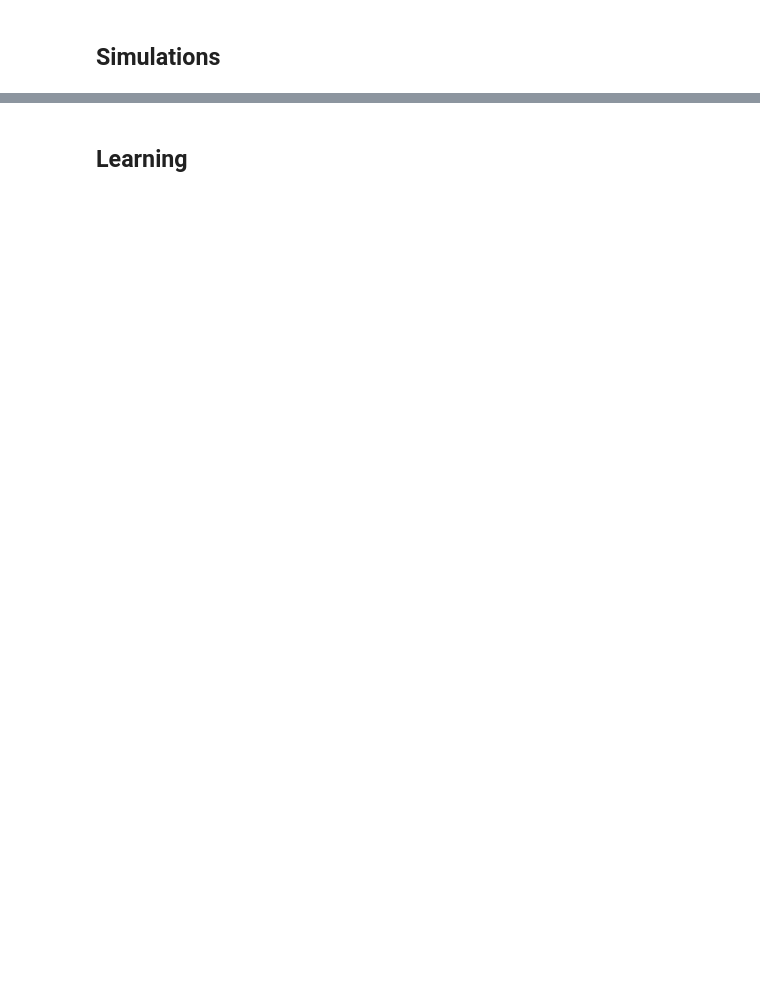
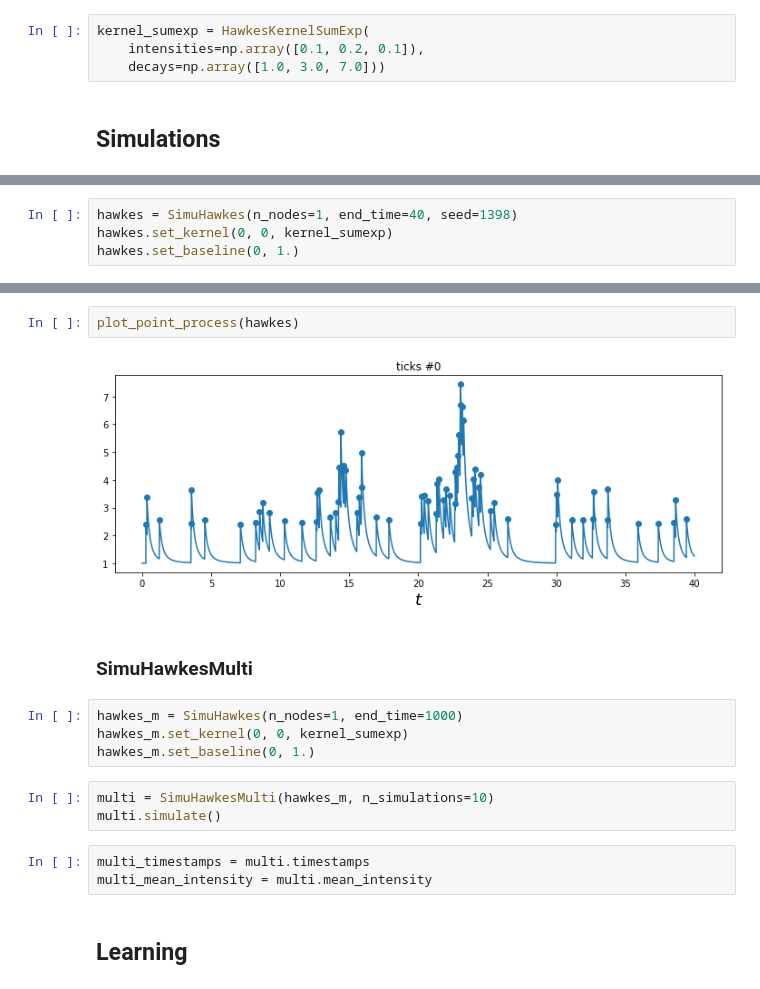
Before and after one commit to MarcosCarreira/Hawkes-With-Latency, a Jupyter notebook: Tick.ipynb, the cells around one changed output, grey strips where cells are left out. Cells and saved outputs as stored; diff of their text form; blank space fills up the shorter version.

Commit message:
Tick.py - examples of simulation and learning
Tick.py - examples of simulation and learning

```diff
--- a/Tick.ipynb
+++ b/Tick.ipynb
@@ -73,4 +104,8 @@ plot_timefunction(tf2)
 # %% [markdown]
 ## Defining Parametric Kernels
+# %%
+kernel_sumexp = HawkesKernelSumExp(
+    intensities=np.array([0.1, 0.2, 0.1]),
+    decays=np.array([1.0, 3.0, 7.0]))
 # %% [markdown]
 ## Simulations
@@ -76,0 +114,4 @@ plot_timefunction(tf2)
+# %%
+hawkes = SimuHawkes(n_nodes=1, end_time=40, seed=1398)
+hawkes.set_kernel(0, 0, kernel_sumexp)
+hawkes.set_baseline(0, 1.)
@@ -77,2 +150,18 @@ plot_timefunction(tf2)
+# %%
+plot_point_process(hawkes)
+# %% [output]
+[figure, added]
+# %% [markdown]
+### SimuHawkesMulti
+# %%
+hawkes_m = SimuHawkes(n_nodes=1, end_time=1000)
+hawkes_m.set_kernel(0, 0, kernel_sumexp)
+hawkes_m.set_baseline(0, 1.)
+# %%
+multi = SimuHawkesMulti(hawkes_m, n_simulations=10)
+multi.simulate()
+# %%
+multi_timestamps = multi.timestamps
+multi_mean_intensity = multi.mean_intensity
 # %% [markdown]
 ## Learning
```
Also changed, not shown: parts of 30 cells of this notebook, 16 other files.
